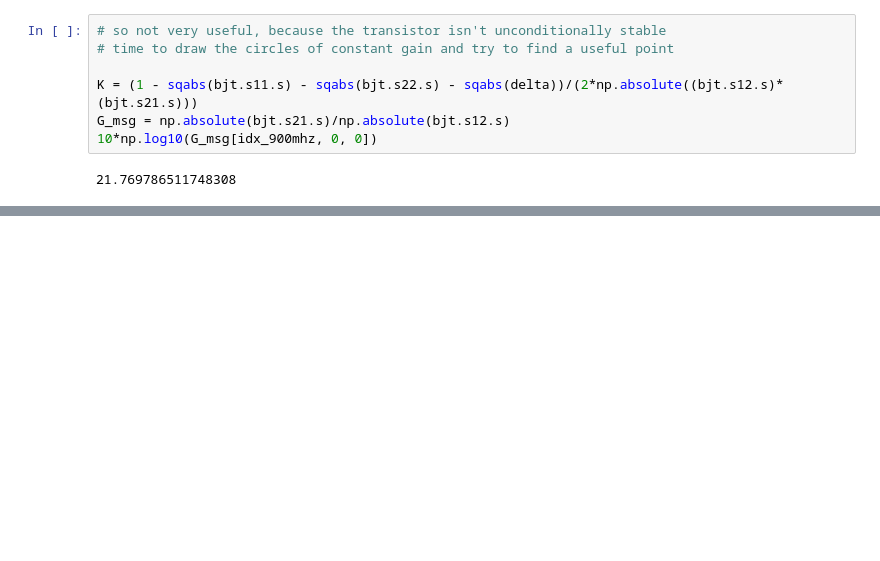
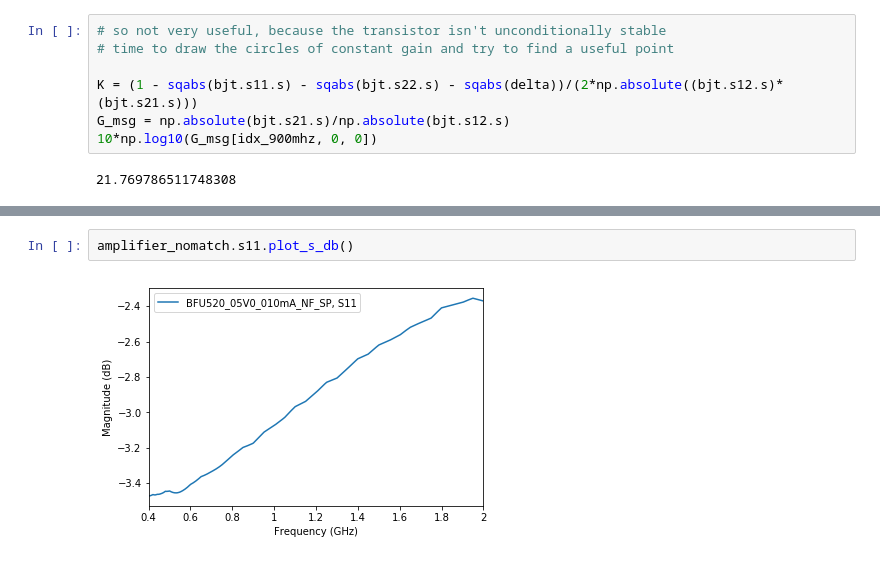
Before and after one commit to cactorium/ism-915mhz-transceiver, a Jupyter notebook: sim/low_noise.ipynb, the cells around one changed output, grey strips where cells are left out. Drawn from its saved outputs; the diff is of its cells as text; blank space fills up the shorter version.

```diff
--- a/sim/low_noise.ipynb
+++ b/sim/low_noise.ipynb
@@ -334,0 +152,4 @@ amplifier2.plot_s_smith()
+# %%
+amplifier_nomatch.s11.plot_s_db()
+# %% [output]
+[figure, added]
```
Also changed, not shown: parts of 63 cells of this notebook, 18 other files.
